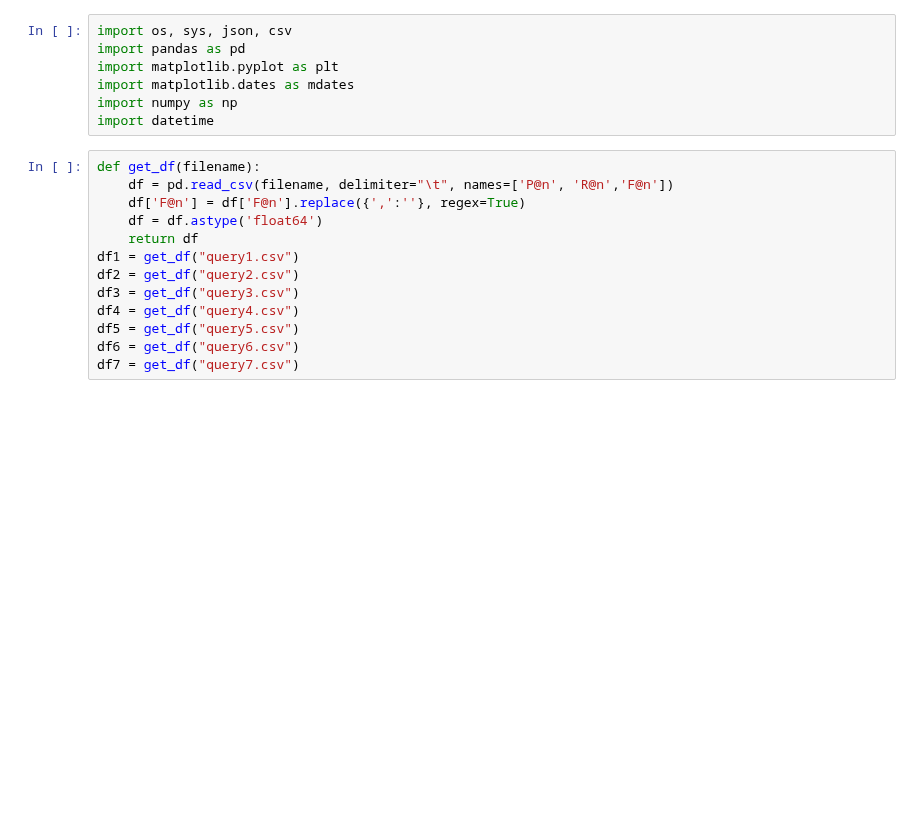
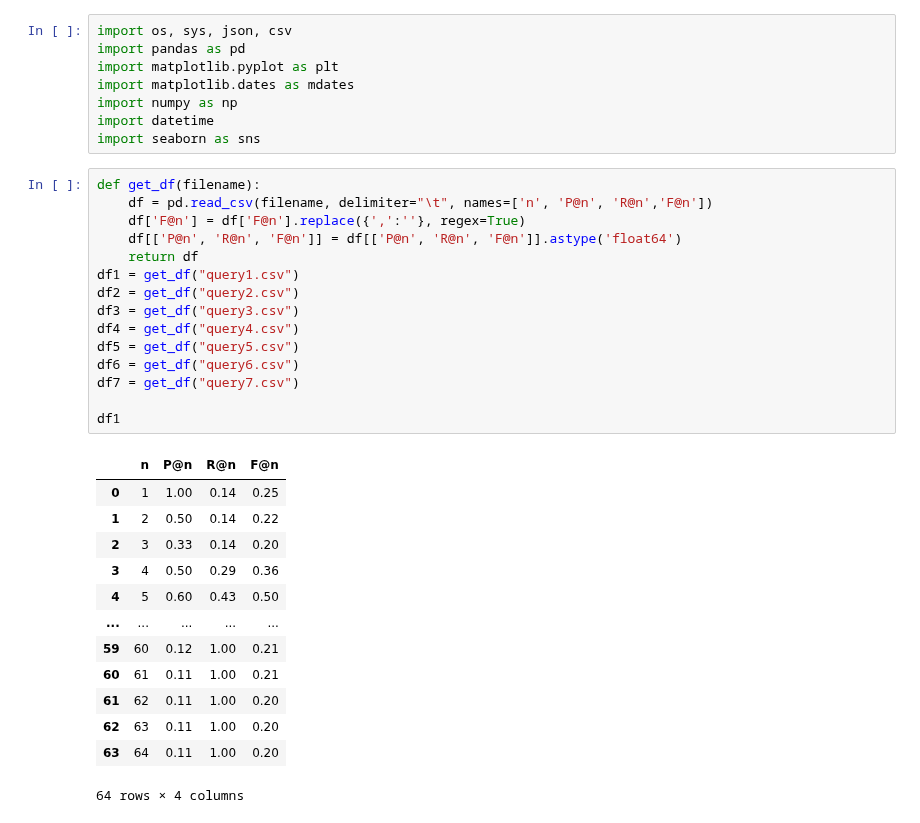
Before and after one commit to dmfrodrigues/feup-pri-proj, a Jupyter notebook: evaluation/evaluation.ipynb, the cells around one changed output. Drawn from its saved outputs; the diff is of its cells as text; blank space fills up the shorter version.

```diff
--- a/evaluation/evaluation.ipynb
+++ b/evaluation/evaluation.ipynb
@@ -5,18 +5,35 @@ import matplotlib.pyplot as plt
 import matplotlib.dates as mdates
 import numpy as np
 import datetime
+import seaborn as sns
 # %%
 def get_df(filename):
-    df = pd.read_csv(filename, delimiter="\t", names=['P@n', 'R@n','F@n'])
+    df = pd.read_csv(filename, delimiter="\t", names=['n', 'P@n', 'R@n','F@n'])
     df['F@n'] = df['F@n'].replace({',':''}, regex=True)
-    df = df.astype('float64')
+    df[['P@n', 'R@n', 'F@n']] = df[['P@n', 'R@n', 'F@n']].astype('float64')
     return df
 df1 = get_df("query1.csv")
 df2 = get_df("query2.csv")
 df3 = get_df("query3.csv")
 df4 = get_df("query4.csv")
 df5 = get_df("query5.csv")
 df6 = get_df("query6.csv")
 df7 = get_df("query7.csv")
+
+df1
+# %% [output]
+|  | n | P@n | R@n | F@n |
+| 0 | 1 | 1.00 | 0.14 | 0.25 |
+| 1 | 2 | 0.50 | 0.14 | 0.22 |
+| 2 | 3 | 0.33 | 0.14 | 0.20 |
+| 3 | 4 | 0.50 | 0.29 | 0.36 |
+| 4 | 5 | 0.60 | 0.43 | 0.50 |
+| ... | ... | ... | ... | ... |
+| 59 | 60 | 0.12 | 1.00 | 0.21 |
+| 60 | 61 | 0.11 | 1.00 | 0.21 |
+| 61 | 62 | 0.11 | 1.00 | 0.20 |
+| 62 | 63 | 0.11 | 1.00 | 0.20 |
+| 63 | 64 | 0.11 | 1.00 | 0.20 |
+64 rows × 4 columns
 # %%
 ax = \
```
Also changed, not shown: parts of 3 cells of this notebook, 4 other files.
